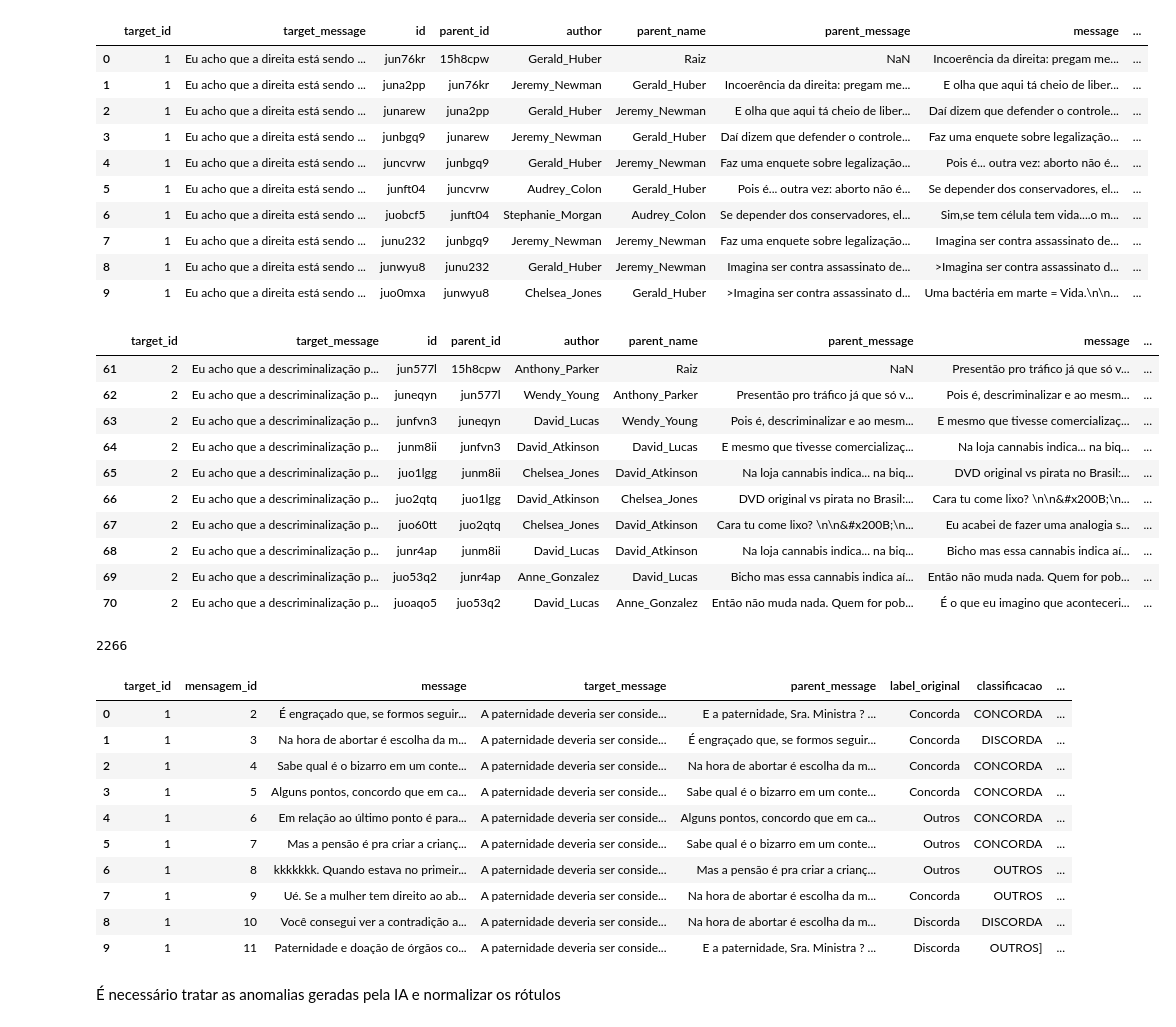
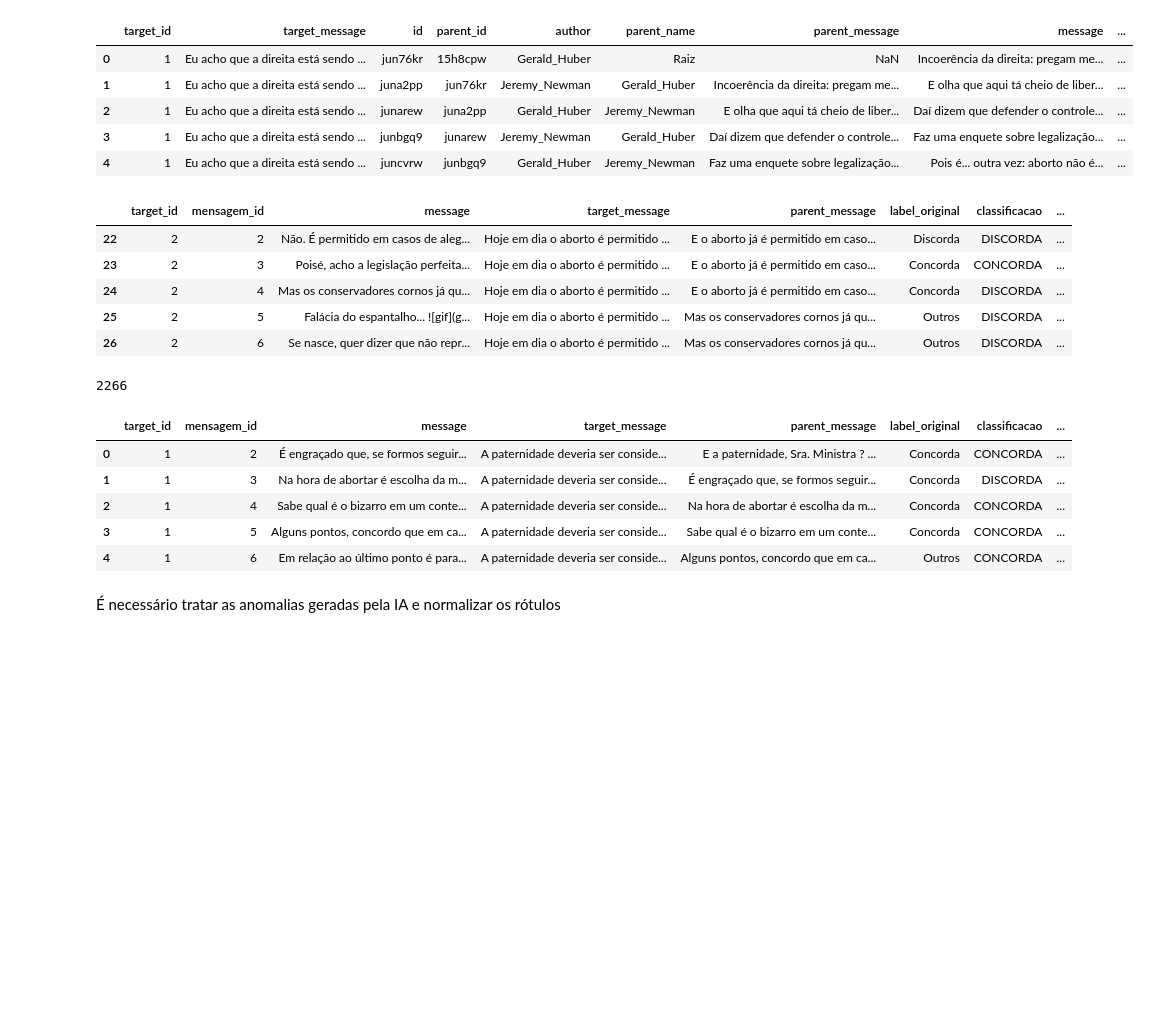
Before and after one commit to digogc/Contextual_GenAI_Stance_Detection, a Jupyter notebook: data/trabalhando_dados_completos.ipynb, the cells around one changed output. Drawn from its saved outputs; the diff is of its cells as text; code cells hidden in the pictures; blank space fills up the shorter version.

```diff
--- a/data/trabalhando_dados_completos.ipynb
+++ b/data/trabalhando_dados_completos.ipynb
@@ -1,7 +1,7 @@
 # %%
 import pandas as pd
 dados = pd.read_csv('./conjuntoDeDados.tsv', sep='\t', decimal = ',', encoding = 'UTF-8')
-dados.head(10)
+dados.head(5)
 # %% [output]
 |  | target_id | target_message | id | parent_id | author | parent_name | parent_message | message | ... |
 | 0 | 1 | Eu acho que a direita está sendo ... | jun76kr | 15h8cpw | Gerald_Huber | Raiz | NaN | Incoerência da direita: pregam me... | ... |
@@ -9,34 +9,24 @@ dados.head(10)
 | 2 | 1 | Eu acho que a direita está sendo ... | junarew | juna2pp | Gerald_Huber | Jeremy_Newman | E olha que aqui tá cheio de liber... | Daí dizem que defender o controle... | ... |
 | 3 | 1 | Eu acho que a direita está sendo ... | junbgq9 | junarew | Jeremy_Newman | Gerald_Huber | Daí dizem que defender o controle... | Faz uma enquete sobre legalização... | ... |
 | 4 | 1 | Eu acho que a direita está sendo ... | juncvrw | junbgq9 | Gerald_Huber | Jeremy_Newman | Faz uma enquete sobre legalização... | Pois é... outra vez: aborto não é... | ... |
-| 5 | 1 | Eu acho que a direita está sendo ... | junft04 | juncvrw | Audrey_Colon | Gerald_Huber | Pois é... outra vez: aborto não é... | Se depender dos conservadores, el... | ... |
-| 6 | 1 | Eu acho que a direita está sendo ... | juobcf5 | junft04 | Stephanie_Morgan | Audrey_Colon | Se depender dos conservadores, el... | Sim,se tem célula tem vida....o m... | ... |
-| 7 | 1 | Eu acho que a direita está sendo ... | junu232 | junbgq9 | Jeremy_Newman | Jeremy_Newman | Faz uma enquete sobre legalização... | Imagina ser contra assassinato de... | ... |
-| 8 | 1 | Eu acho que a direita está sendo ... | junwyu8 | junu232 | Gerald_Huber | Jeremy_Newman | Imagina ser contra assassinato de... | >Imagina ser contra assassinato d... | ... |
-| 9 | 1 | Eu acho que a direita está sendo ... | juo0mxa | junwyu8 | Chelsea_Jones | Gerald_Huber | >Imagina ser contra assassinato d... | Uma bactéria em marte = Vida.\n\n... | ... |
 # %%
 alvo2 = dados[(dados['target_id'] == 2)]
-alvo2.head(10)
+alvo2.head(5)
 # %% [output]
-|  | target_id | target_message | id | parent_id | author | parent_name | parent_message | message | ... |
-| 61 | 2 | Eu acho que a descriminalização p... | jun577l | 15h8cpw | Anthony_Parker | Raiz | NaN | Presentão pro tráfico já que só v... | ... |
-| 62 | 2 | Eu acho que a descriminalização p... | juneqyn | jun577l | Wendy_Young | Anthony_Parker | Presentão pro tráfico já que só v... | Pois é, descriminalizar e ao mesm... | ... |
-| 63 | 2 | Eu acho que a descriminalização p... | junfvn3 | juneqyn | David_Lucas | Wendy_Young | Pois é, descriminalizar e ao mesm... | E mesmo que tivesse comercializaç... | ... |
-| 64 | 2 | Eu acho que a descriminalização p... | junm8ii | junfvn3 | David_Atkinson | David_Lucas | E mesmo que tivesse comercializaç... | Na loja cannabis indica... na biq... | ... |
-| 65 | 2 | Eu acho que a descriminalização p... | juo1lgg | junm8ii | Chelsea_Jones | David_Atkinson | Na loja cannabis indica... na biq... | DVD original vs pirata no Brasil:... | ... |
-| 66 | 2 | Eu acho que a descriminalização p... | juo2qtq | juo1lgg | David_Atkinson | Chelsea_Jones | DVD original vs pirata no Brasil:... | Cara tu come lixo? \n\n&#x200B;\n... | ... |
-| 67 | 2 | Eu acho que a descriminalização p... | juo60tt | juo2qtq | Chelsea_Jones | David_Atkinson | Cara tu come lixo? \n\n&#x200B;\n... | Eu acabei de fazer uma analogia s... | ... |
-| 68 | 2 | Eu acho que a descriminalização p... | junr4ap | junm8ii | David_Lucas | David_Atkinson | Na loja cannabis indica... na biq... | Bicho mas essa cannabis indica aí... | ... |
-| 69 | 2 | Eu acho que a descriminalização p... | juo53q2 | junr4ap | Anne_Gonzalez | David_Lucas | Bicho mas essa cannabis indica aí... | Então não muda nada. Quem for pob... | ... |
-| 70 | 2 | Eu acho que a descriminalização p... | juoaqo5 | juo53q2 | David_Lucas | Anne_Gonzalez | Então não muda nada. Quem for pob... | É o que eu imagino que aconteceri... | ... |
+|  | target_id | mensagem_id | message | target_message | parent_message | label_original | classificacao | ... |
+| 22 | 2 | 2 | Não. É permitido em casos de aleg... | Hoje em dia o aborto é permitido ... | E o aborto já é permitido em caso... | Discorda | DISCORDA | ... |
+| 23 | 2 | 3 | Poisé, acho a legislação perfeita... | Hoje em dia o aborto é permitido ... | E o aborto já é permitido em caso... | Concorda | CONCORDA | ... |
+| 24 | 2 | 4 | Mas os conservadores cornos já qu... | Hoje em dia o aborto é permitido ... | E o aborto já é permitido em caso... | Concorda | DISCORDA | ... |
+| 25 | 2 | 5 | Falácia do espantalho... ![gif](g... | Hoje em dia o aborto é permitido ... | Mas os conservadores cornos já qu... | Outros | DISCORDA | ... |
+| 26 | 2 | 6 | Se nasce, quer dizer que não repr... | Hoje em dia o aborto é permitido ... | Mas os conservadores cornos já qu... | Outros | DISCORDA | ... |
 # %%
 len(dados)
 # %% [output]
 2266
 # %%
 import pandas as pd
-dados = pd.read_csv('checkpoint_resultados.csv', sep=',', decimal = ',', encoding = 'UTF-8')
-dados.head(10)
+dados = pd.read_csv('checkpoint_resultados_reduzido.csv', sep=',', decimal = ',', encoding = 'UTF-8')
+dados.head(5)
 # %% [output]
 |  | target_id | mensagem_id | message | target_message | parent_message | label_original | classificacao | ... |
 | 0 | 1 | 2 | É engraçado que, se formos seguir... | A paternidade deveria ser conside... | E a paternidade, Sra. Ministra ? ... | Concorda | CONCORDA | ... |
@@ -44,11 +34,6 @@ dados.head(10)
 | 2 | 1 | 4 | Sabe qual é o bizarro em um conte... | A paternidade deveria ser conside... | Na hora de abortar é escolha da m... | Concorda | CONCORDA | ... |
 | 3 | 1 | 5 | Alguns pontos, concordo que em ca... | A paternidade deveria ser conside... | Sabe qual é o bizarro em um conte... | Concorda | CONCORDA | ... |
 | 4 | 1 | 6 | Em relação ao último ponto é para... | A paternidade deveria ser conside... | Alguns pontos, concordo que em ca... | Outros | CONCORDA | ... |
-| 5 | 1 | 7 | Mas a pensão é pra criar a crianç... | A paternidade deveria ser conside... | Sabe qual é o bizarro em um conte... | Outros | CONCORDA | ... |
-| 6 | 1 | 8 | kkkkkkk. Quando estava no primeir... | A paternidade deveria ser conside... | Mas a pensão é pra criar a crianç... | Outros | OUTROS | ... |
-| 7 | 1 | 9 | Ué. Se a mulher tem direito ao ab... | A paternidade deveria ser conside... | Na hora de abortar é escolha da m... | Concorda | OUTROS | ... |
-| 8 | 1 | 10 | Você consegui ver a contradição a... | A paternidade deveria ser conside... | Na hora de abortar é escolha da m... | Discorda | DISCORDA | ... |
-| 9 | 1 | 11 | Paternidade e doação de órgãos co... | A paternidade deveria ser conside... | E a paternidade, Sra. Ministra ? ... | Discorda | OUTROS] | ... |
 # %% [markdown]
 É necessário tratar as anomalias geradas pela IA e normalizar os rótulos
 # %%
```
Also changed, not shown: parts of 19 cells of this notebook, 3 other files.
